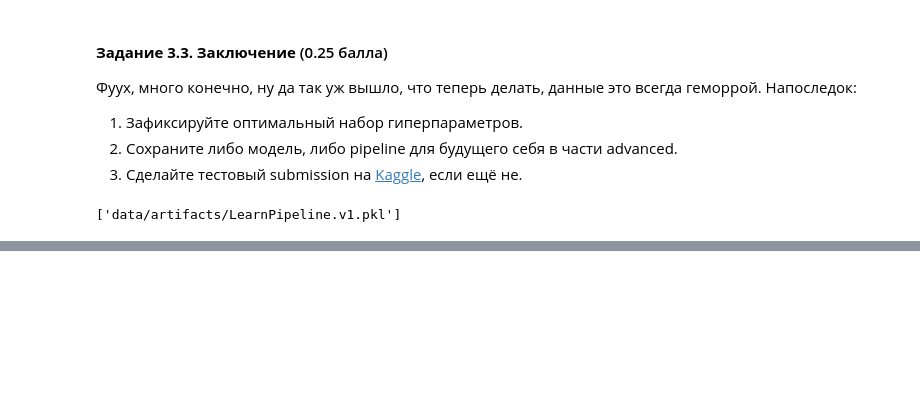
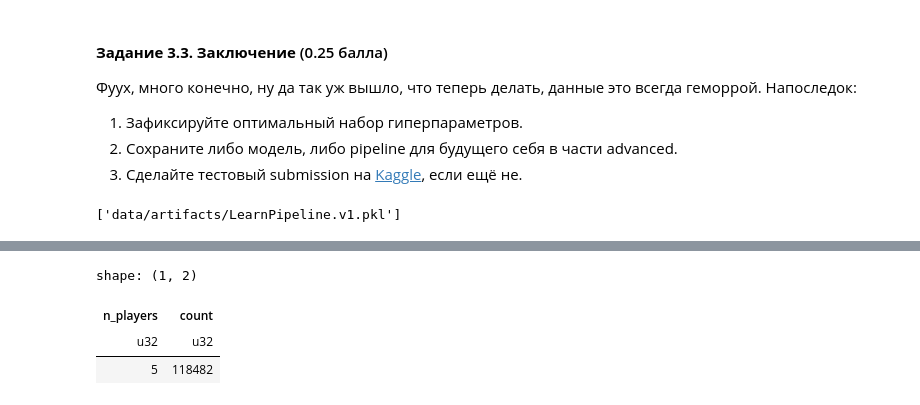
Before and after one commit to Pavel-pers/ml_dota_linreg, a Jupyter notebook: homework-practice-03-base.ipynb, the cells around one changed output, grey strips where cells are left out. Cells and saved outputs as stored; diff of their text form; code cells hidden in the pictures; blank space fills up the shorter version.

```diff
--- a/homework-practice-03-base.ipynb
+++ b/homework-practice-03-base.ipynb
@@ -1351,0 +1357,20 @@ prepared_players_df.write_parquet('data/artifacts/PreparedPlayersDF.v1.parquet')
+# %%
+test_match_ids = matches_test_df['match_id']
+test_players_df = filtered_players_df.filter(
+    pl.col('match_id').is_in(test_match_ids.implode())
+)
+
+# 5/5 check
+test_players_df = test_players_df.with_columns(
+    pl.when(pl.col('player_slot') < 5)
+    .then(pl.lit('radiant'))
+    .otherwise(pl.lit('dire'))
+    .alias('team')
+)
+team_counts = test_players_df.group_by(['match_id', 'team']).len('n_players')
+team_counts['n_players'].value_counts()
+# %% [output]
+shape: (1, 2)
+| n_players | count |
+| u32 | u32 |
+| 5 | 118482 |
```
Also changed, not shown: parts of 23 cells of this notebook, 1 other file.
